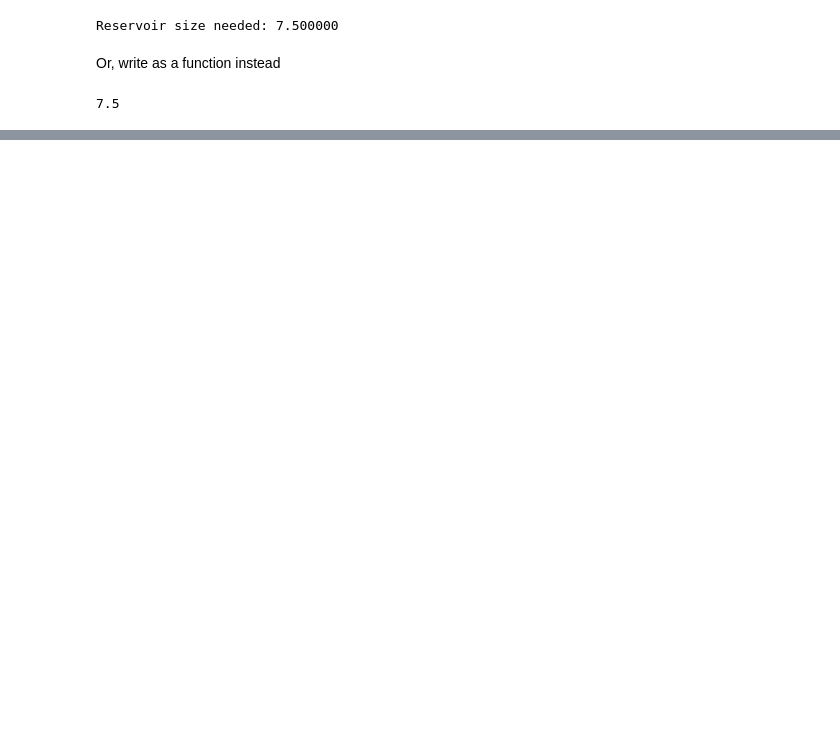
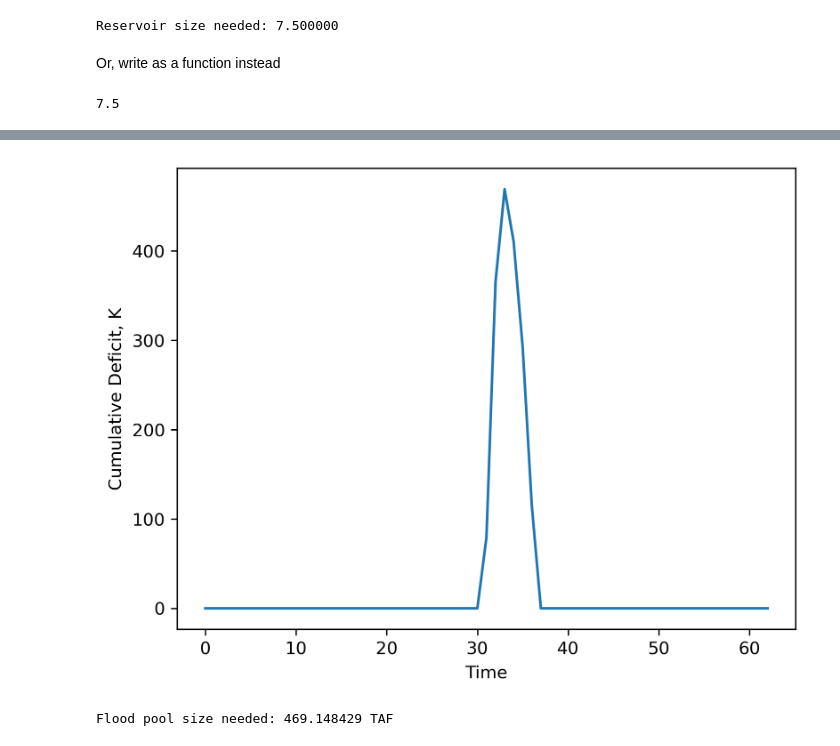
Before and after one commit to jdherman/eci273, a Jupyter notebook: L03-sequent-peak.ipynb, the cells around one changed output, grey strips where cells are left out. Drawn from its saved outputs; the diff is of its cells as text; code cells hidden in the pictures; blank space fills up the shorter version.

```diff
--- a/L03-sequent-peak.ipynb
+++ b/L03-sequent-peak.ipynb
@@ -54,0 +95,20 @@ print(Kmax)
+# %%
+Q = df.values[:,0] * cfs_to_tafd # to numpy
+# %%
+T = len(Q) # timestep is the length of number of inflows
+K = np.zeros(T+1) # reservoir capacity
+R = (130000 * cfs_to_tafd)*np.ones(T) # target demand/release
+
+# same as above but Q-R
+for t in range(T):
+    K[t+1] = max(Q[t] - R[t] + K[t], 0) # if negative, keep 0 instead
+
+plt.plot(K)
+plt.ylabel('Cumulative Deficit, K')
+plt.xlabel('Time')
+plt.show()
+
+print('Flood pool size needed: %f TAF' % np.max(K))
+# %% [output]
+[figure, added]
+Flood pool size needed: 469.148429 TAF
```
Also changed, not shown: parts of 11 cells of this notebook, 1 other file.
